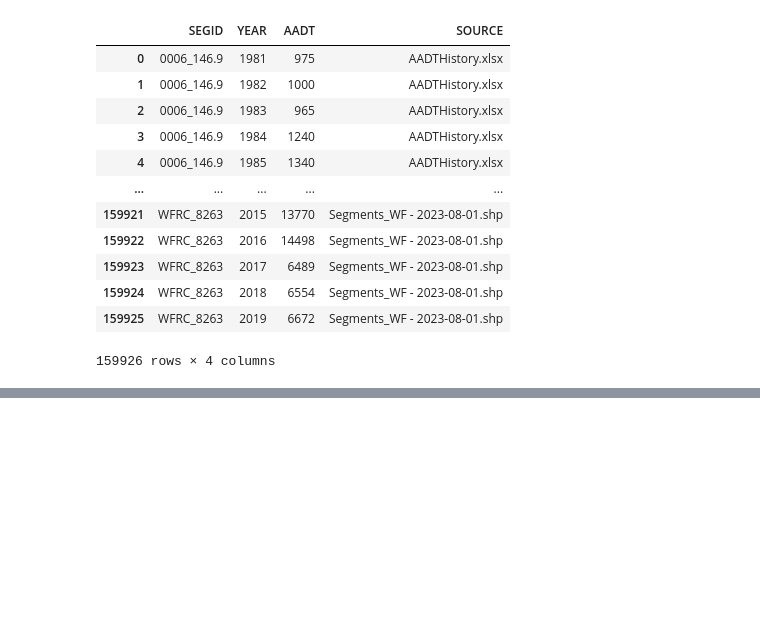
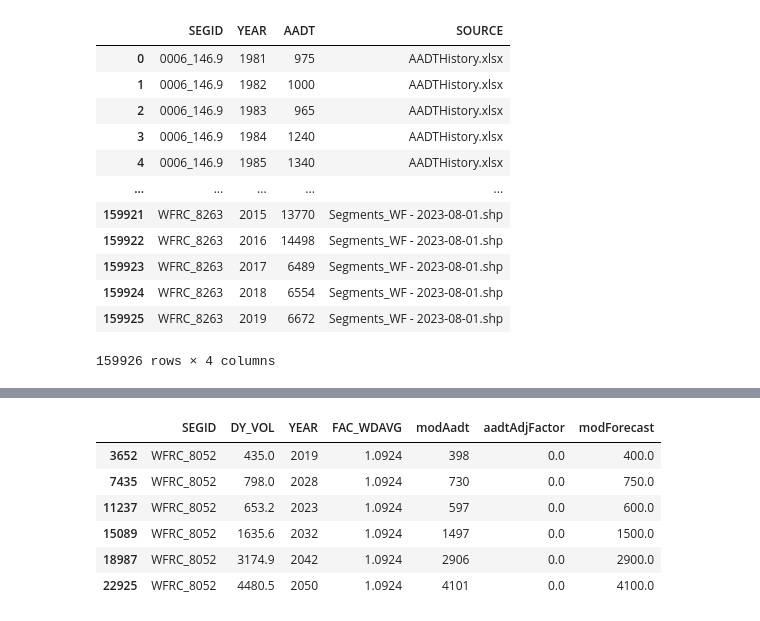
Before and after one commit to WFRCAnalytics/Traffic-Volume-Forecasts, a Jupyter notebook: 3-Prepare-Model-Forecasts.ipynb, the cells around one changed output, grey strips where cells are left out. Drawn from its saved outputs; the diff is of its cells as text; code cells hidden in the pictures; blank space fills up the shorter version.

```diff
--- a/3-Prepare-Model-Forecasts.ipynb
+++ b/3-Prepare-Model-Forecasts.ipynb
@@ -292,0 +305,10 @@ dfModWithAdjNo2019.to_csv('intermediate/model-forecasts.csv', index=False)
+# %%
+dfModWithAdj[dfModWithAdj['SEGID']=='WFRC_8052']
+# %% [output]
+|  | SEGID | DY_VOL | YEAR | FAC_WDAVG | modAadt | aadtAdjFactor | modForecast |
+| 3652 | WFRC_8052 | 435.0 | 2019 | 1.0924 | 398 | 0.0 | 400.0 |
+| 7435 | WFRC_8052 | 798.0 | 2028 | 1.0924 | 730 | 0.0 | 750.0 |
+| 11237 | WFRC_8052 | 653.2 | 2023 | 1.0924 | 597 | 0.0 | 600.0 |
+| 15089 | WFRC_8052 | 1635.6 | 2032 | 1.0924 | 1497 | 0.0 | 1500.0 |
+| 18987 | WFRC_8052 | 3174.9 | 2042 | 1.0924 | 2906 | 0.0 | 2900.0 |
+| 22925 | WFRC_8052 | 4480.5 | 2050 | 1.0924 | 4101 | 0.0 | 4100.0 |
```
Also changed, not shown: parts of 7 cells of this notebook, 6 other files.
